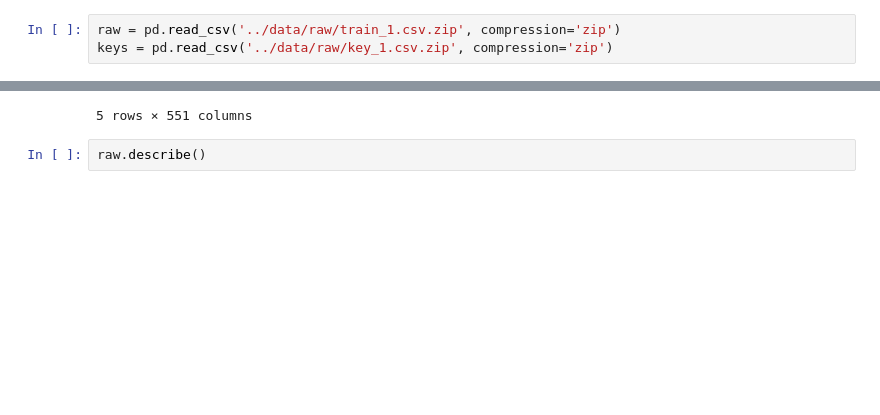
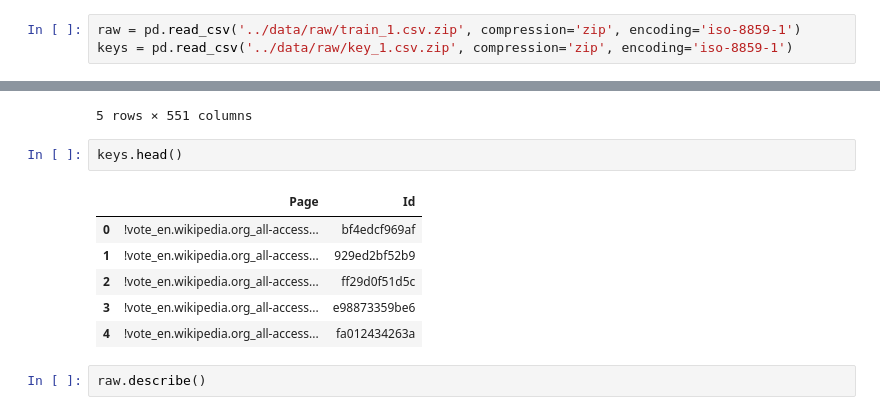
Before and after one commit to andfanilo/wikipediaforecast, a Jupyter notebook: notebooks/0.1-brief_reading.ipynb, the cells around one changed output, grey strips where cells are left out. Saved outputs shown, nothing was run; the diff lists cells and outputs as text; blank space fills up the shorter version.

```diff
--- a/notebooks/0.1-brief_EDA.ipynb
+++ b/notebooks/0.1-brief_reading.ipynb
@@ -15,8 +15,8 @@ import pandas as pd
 import seaborn as sns
 import matplotlib.pyplot as plt
 # %%
-raw = pd.read_csv('../data/raw/train_1.csv.zip', compression='zip')
-keys = pd.read_csv('../data/raw/key_1.csv.zip', compression='zip')
+raw = pd.read_csv('../data/raw/train_1.csv.zip', compression='zip', encoding='iso-8859-1')
+keys = pd.read_csv('../data/raw/key_1.csv.zip', compression='zip', encoding='iso-8859-1')
 # %%
 raw.head()
 # %% [output]
@@ -27,6 +27,15 @@ raw.head()
 | 3 | 4minute_zh.wikipedia.org_all-acce... | 35.0 | 13.0 | 10.0 | 94.0 | 4.0 | 26.0 | 14.0 | ... |
 | 4 | 52_Hz_I_Love_You_zh.wikipedia.org... | NaN | NaN | NaN | NaN | NaN | NaN | NaN | ... |
 5 rows × 551 columns
+# %%
+keys.head()
+# %% [output]
+|  | Page | Id |
+| 0 | !vote_en.wikipedia.org_all-access... | bf4edcf969af |
+| 1 | !vote_en.wikipedia.org_all-access... | 929ed2bf52b9 |
+| 2 | !vote_en.wikipedia.org_all-access... | ff29d0f51d5c |
+| 3 | !vote_en.wikipedia.org_all-access... | e98873359be6 |
+| 4 | !vote_en.wikipedia.org_all-access... | fa012434263a |
 # %%
 raw.describe()
 # %% [output]
```
Also changed, not shown: parts of 8 cells of this notebook, 2 other files.
